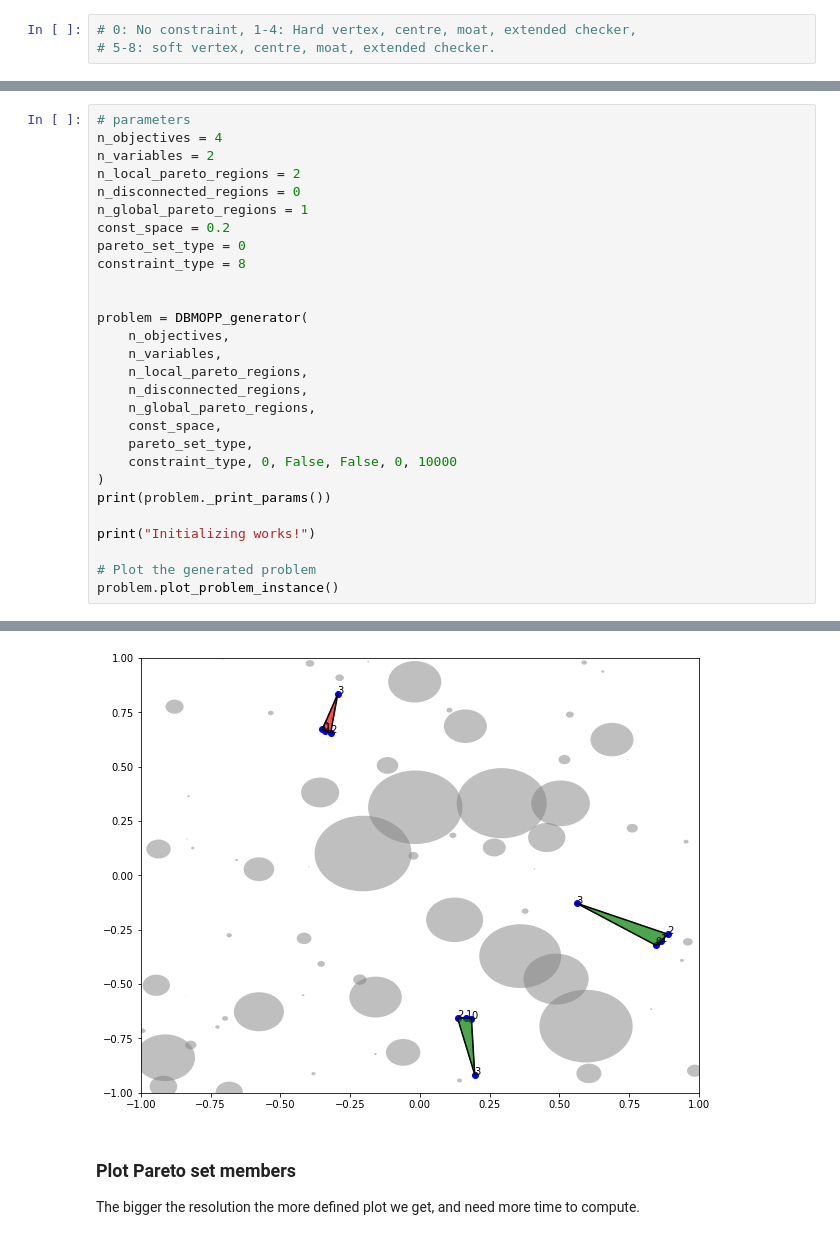
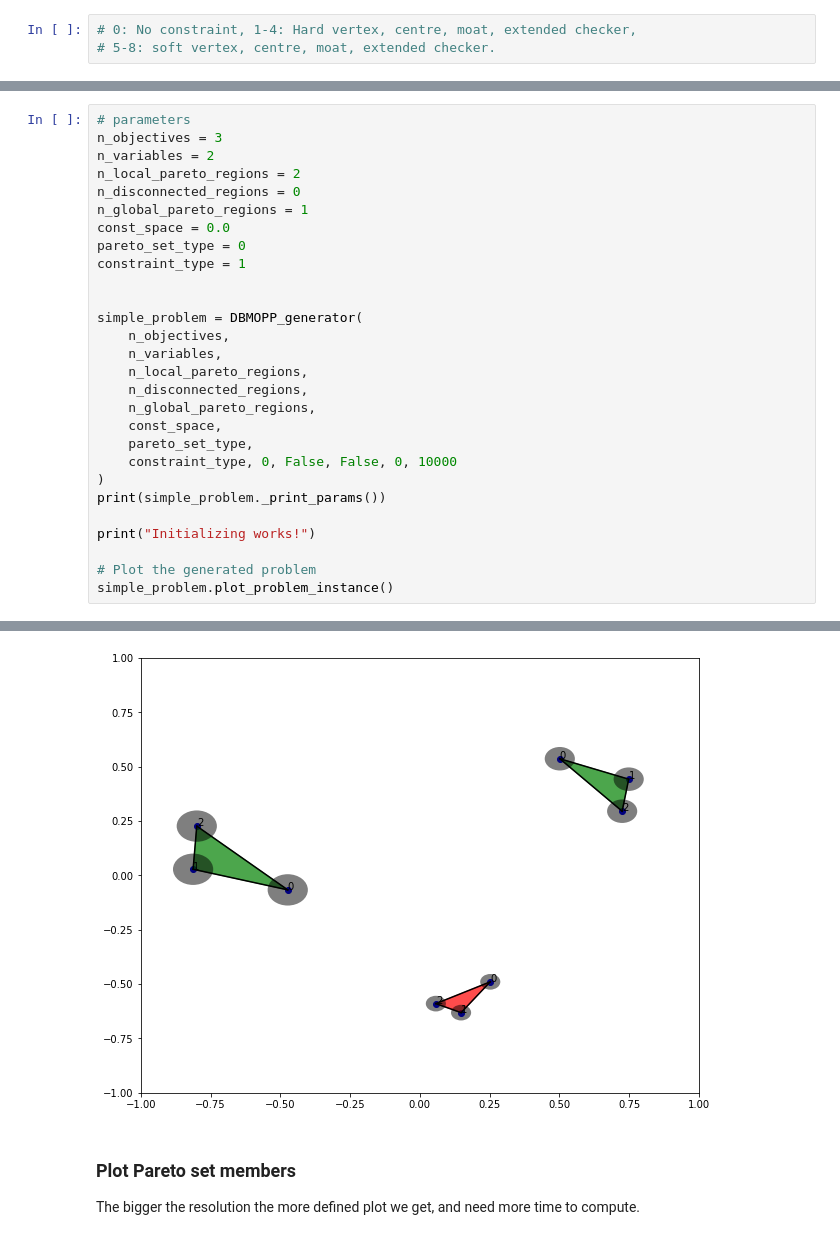
Before and after one commit to industrial-optimization-group/desdeo-problem, a Jupyter notebook: docs/notebooks/DBMOPP_tutorial.ipynb, the cells around one changed output, grey strips where cells are left out. Saved outputs shown, nothing was run; the diff lists cells and outputs as text.

```diff
--- a/docs/notebooks/DBMOPP_tutorial.ipynb
+++ b/docs/notebooks/DBMOPP_tutorial.ipynb
@@ -16,16 +21,16 @@ plt.rcParams["figure.figsize"] = (10,8)
 # %%
 # parameters
-n_objectives = 4
+n_objectives = 3
 n_variables = 2
 n_local_pareto_regions = 2
 n_disconnected_regions = 0
 n_global_pareto_regions = 1
-const_space = 0.2
+const_space = 0.0
 pareto_set_type = 0
-constraint_type = 8
+constraint_type = 1
 
 
-problem = DBMOPP_generator(
+simple_problem = DBMOPP_generator(
     n_objectives,
     n_variables,
     n_local_pareto_regions,
@@ -35,12 +40,12 @@ problem = DBMOPP_generator(
     pareto_set_type,
     constraint_type, 0, False, False, 0, 10000
 )
-print(problem._print_params())
+print(simple_problem._print_params())
 
 print("Initializing works!")
 
 # Plot the generated problem
-problem.plot_problem_instance()
+simple_problem.plot_problem_instance()
 # %% [output]
 assigned centre 1
 assigned centre 2
@@ -61,5 +66,5 @@ fNo need to assign dimension projections as number of variables is already {n_va
 disconnected Pareto penalty regions not yet plotted. THIS IS NOT IMPLEMENTED IN MATLAB
-[figure, old version]
+[figure, new version]
 # %% [markdown]
 ### Plot Pareto set members
 
```
Also changed, not shown: parts of 8 cells of this notebook, 2 other files.
